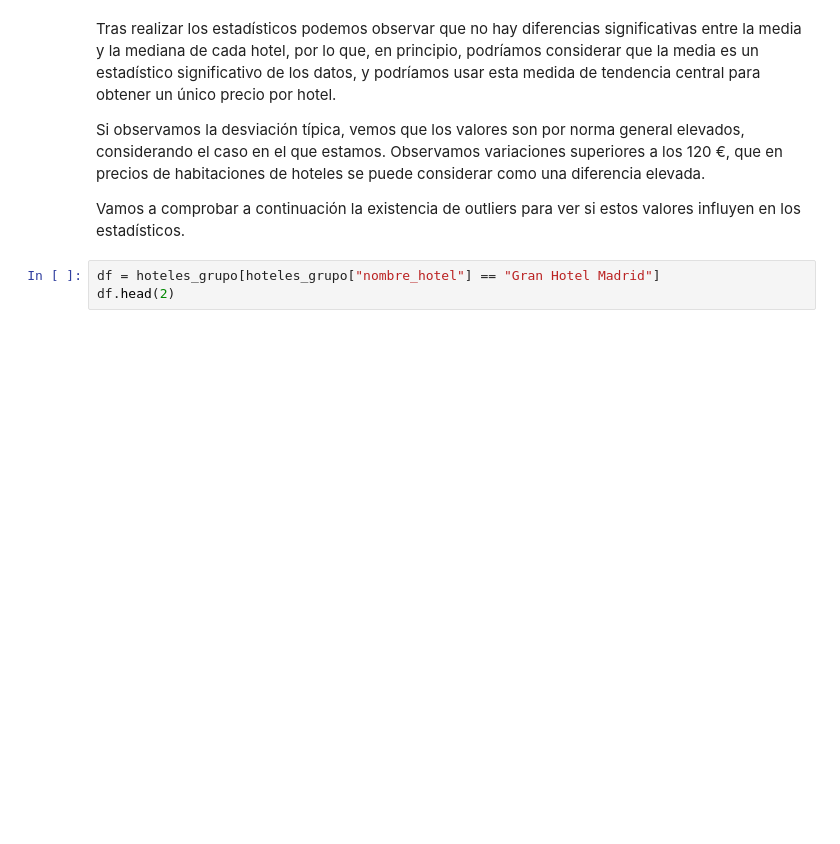
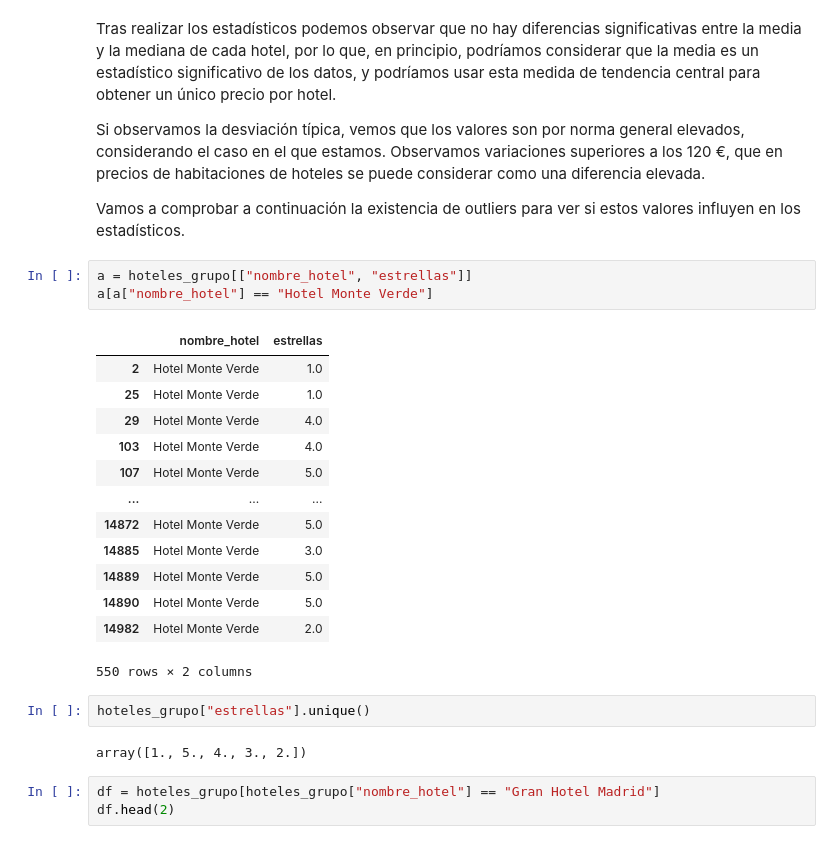
Before and after one commit to Gabijc/Proyecto_ETL_Hoteles, a Jupyter notebook: Notebooks/Analisis_inicial.ipynb, the cells around one changed output. Cells and saved outputs as stored; diff of their text form; blank space fills up the shorter version.

```diff
--- a/Notebooks/Analisis_inicial.ipynb
+++ b/Notebooks/Analisis_inicial.ipynb
@@ -470,6 +470,27 @@ Tras realizar los estadísticos podemos observar que no hay diferencias signific
 Si observamos la desviación típica, vemos que los valores son por norma general elevados, considerando el caso en el que estamos. Observamos variaciones superiores a los 120 €, que en precios de habitaciones de hoteles se puede considerar como una diferencia elevada.
 
 Vamos a comprobar a continuación la existencia de outliers para ver si estos valores influyen en los estadísticos.
+# %%
+a = hoteles_grupo[["nombre_hotel", "estrellas"]]
+a[a["nombre_hotel"] == "Hotel Monte Verde"]
+# %% [output]
+|  | nombre_hotel | estrellas |
+| 2 | Hotel Monte Verde | 1.0 |
+| 25 | Hotel Monte Verde | 1.0 |
+| 29 | Hotel Monte Verde | 4.0 |
+| 103 | Hotel Monte Verde | 4.0 |
+| 107 | Hotel Monte Verde | 5.0 |
+| ... | ... | ... |
+| 14872 | Hotel Monte Verde | 5.0 |
+| 14885 | Hotel Monte Verde | 3.0 |
+| 14889 | Hotel Monte Verde | 5.0 |
+| 14890 | Hotel Monte Verde | 5.0 |
+| 14982 | Hotel Monte Verde | 2.0 |
+550 rows × 2 columns
+# %%
+hoteles_grupo["estrellas"].unique()
+# %% [output]
+array([1., 5., 4., 3., 2.])
 # %%
 df = hoteles_grupo[hoteles_grupo["nombre_hotel"] == "Gran Hotel Madrid"]
 df.head(2)
```
Also changed, not shown: parts of 14 cells of this notebook, 2 other files.
